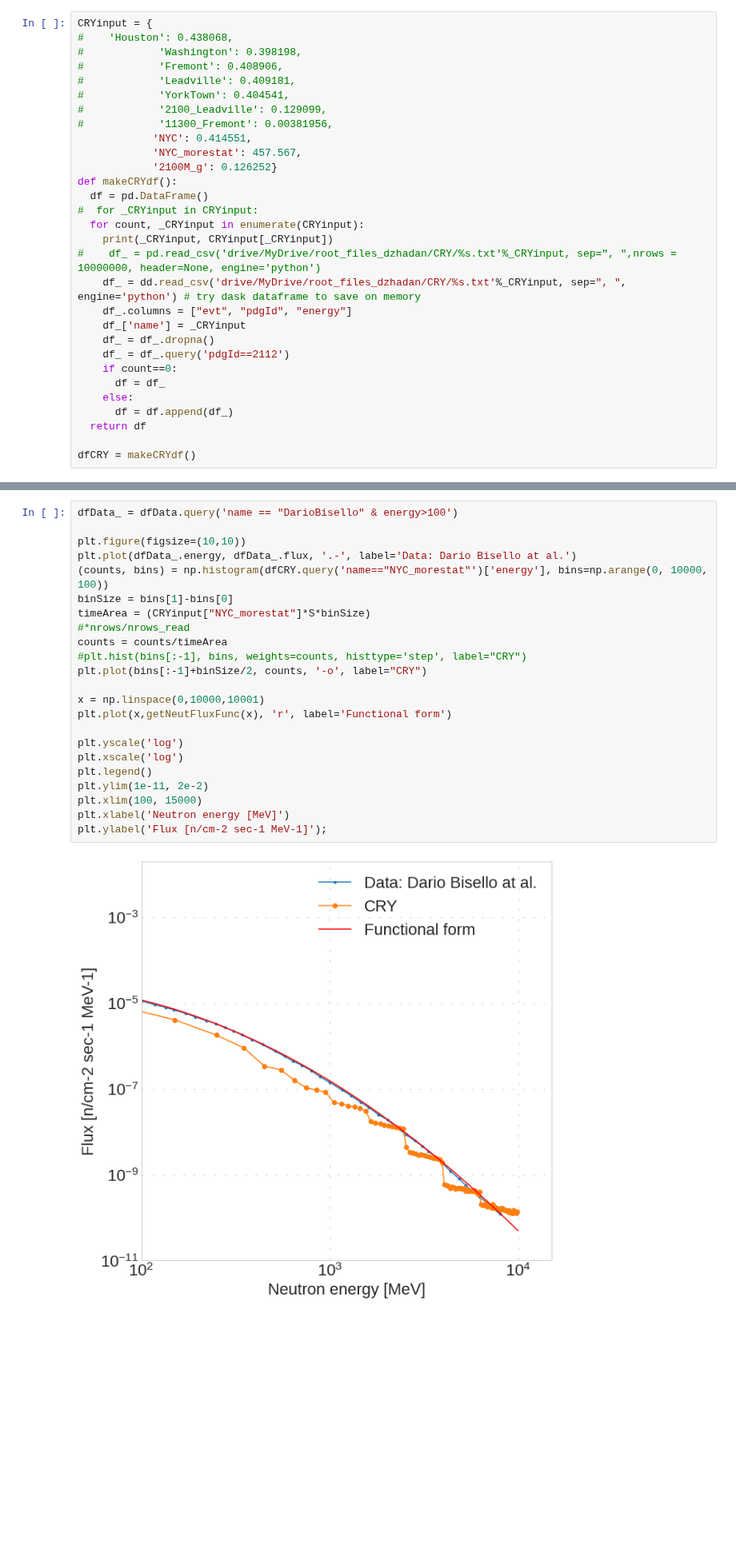
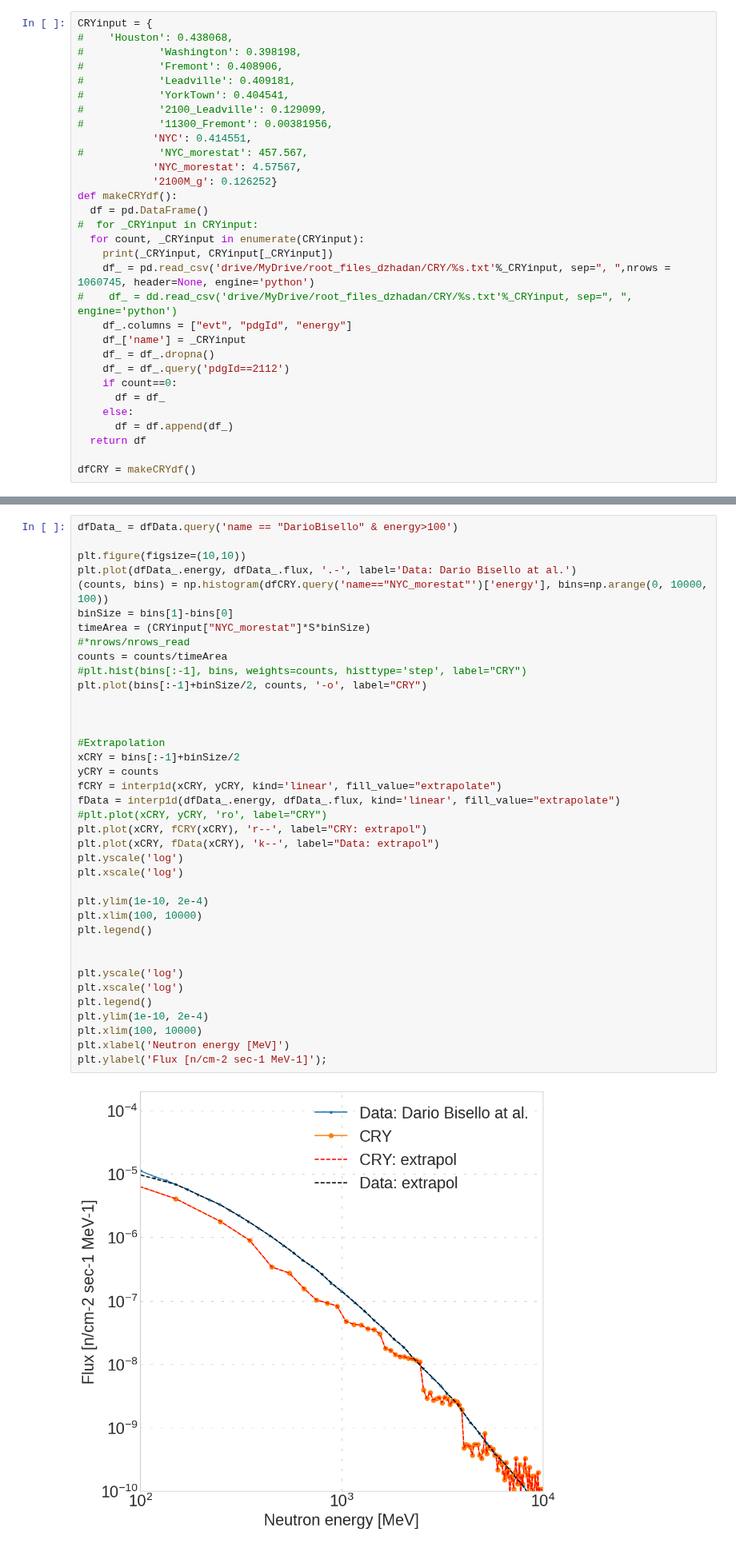
Before and after one commit to oksuzian/Mu2eANL, a Jupyter notebook: CosmicNeutrons/CosmicNeutronData.ipynb, the cells around one changed output, grey strips where cells are left out. Shown at 80% size. Cells and saved outputs as stored; diff of their text form; blank space fills up the shorter version.

```diff
--- a/CosmicNeutrons/CosmicNeutronData.ipynb
+++ b/CosmicNeutrons/CosmicNeutronData.ipynb
@@ -86,15 +89,16 @@ CRYinput = {
 #            '2100_Leadville': 0.129099,
 #            '11300_Fremont': 0.00381956,
             'NYC': 0.414551,
-            'NYC_morestat': 457.567,
+#            'NYC_morestat': 457.567,
+            'NYC_morestat': 4.57567,
             '2100M_g': 0.126252}
 def makeCRYdf():
   df = pd.DataFrame()
 #  for _CRYinput in CRYinput:
   for count, _CRYinput in enumerate(CRYinput):
     print(_CRYinput, CRYinput[_CRYinput])
-#    df_ = pd.read_csv('drive/MyDrive/root_files_dzhadan/CRY/%s.txt'%_CRYinput, sep=", ",nrows = 10000000, header=None, engine='python')
-    df_ = dd.read_csv('drive/MyDrive/root_files_dzhadan/CRY/%s.txt'%_CRYinput, sep=", ", engine='python') # try dask dataframe to save on memory
+    df_ = pd.read_csv('drive/MyDrive/root_files_dzhadan/CRY/%s.txt'%_CRYinput, sep=", ",nrows = 1060745, header=None, engine='python')
+#    df_ = dd.read_csv('drive/MyDrive/root_files_dzhadan/CRY/%s.txt'%_CRYinput, sep=", ", engine='python')
     df_.columns = ["evt", "pdgId", "energy"]
     df_['name'] = _CRYinput
     df_ = df_.dropna()
@@ -135,25 +134,40 @@ def getNeutFluxFunc(E):
 # %%
 dfData_ = dfData.query('name == "DarioBisello" & energy>100')
 
 plt.figure(figsize=(10,10))
 plt.plot(dfData_.energy, dfData_.flux, '.-', label='Data: Dario Bisello at al.')
 (counts, bins) = np.histogram(dfCRY.query('name=="NYC_morestat"')['energy'], bins=np.arange(0, 10000, 100))
 binSize = bins[1]-bins[0]
 timeArea = (CRYinput["NYC_morestat"]*S*binSize)
 #*nrows/nrows_read
 counts = counts/timeArea
 #plt.hist(bins[:-1], bins, weights=counts, histtype='step', label="CRY")
 plt.plot(bins[:-1]+binSize/2, counts, '-o', label="CRY")
 
-x = np.linspace(0,10000,10001)
-plt.plot(x,getNeutFluxFunc(x), 'r', label='Functional form')
+
+
+#Extrapolation
+xCRY = bins[:-1]+binSize/2
+yCRY = counts
+fCRY = interp1d(xCRY, yCRY, kind='linear', fill_value="extrapolate")
+fData = interp1d(dfData_.energy, dfData_.flux, kind='linear', fill_value="extrapolate")
+#plt.plot(xCRY, yCRY, 'ro', label="CRY")
+plt.plot(xCRY, fCRY(xCRY), 'r--', label="CRY: extrapol")
+plt.plot(xCRY, fData(xCRY), 'k--', label="Data: extrapol")
+plt.yscale('log')
+plt.xscale('log')
+
+plt.ylim(1e-10, 2e-4)
+plt.xlim(100, 10000)
+plt.legend()
+
 
 plt.yscale('log')
 plt.xscale('log')
 plt.legend()
-plt.ylim(1e-11, 2e-2)
-plt.xlim(100, 15000)
+plt.ylim(1e-10, 2e-4)
+plt.xlim(100, 10000)
 plt.xlabel('Neutron energy [MeV]')
 plt.ylabel('Flux [n/cm-2 sec-1 MeV-1]');
 # %% [output]
-[figure, old version]
+[figure, new version]
```
Also changed, not shown: parts of 14 cells of this notebook.
